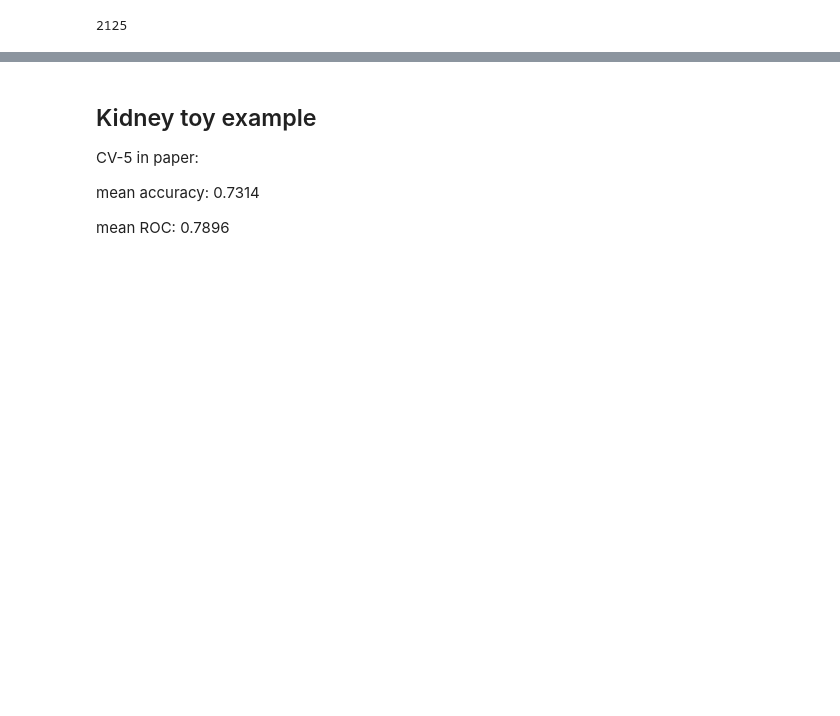
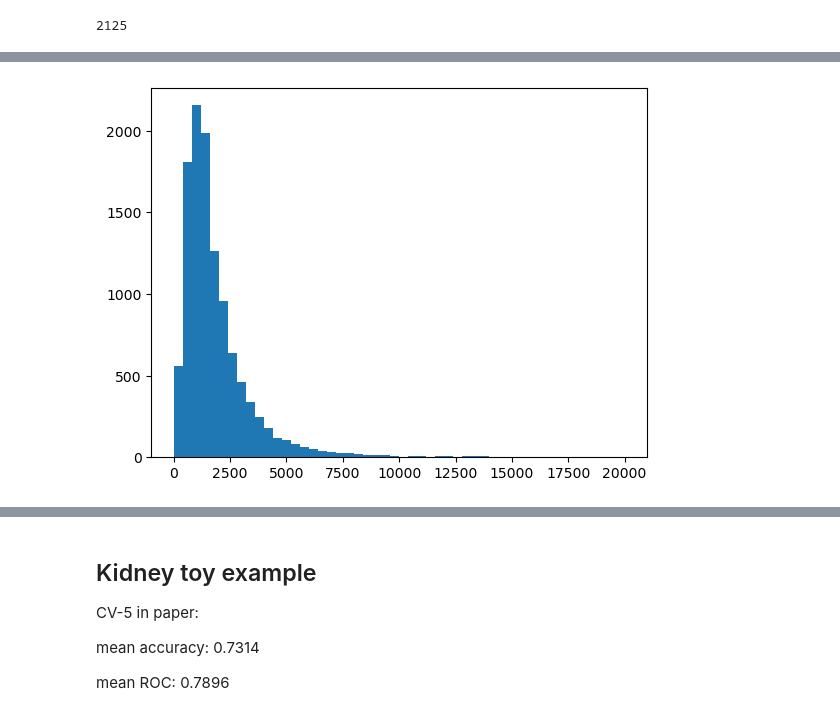
Before and after one commit to f-krause/master-thesis, a Jupyter notebook: src/data_handling/dev.ipynb, the cells around one changed output, grey strips where cells are left out. Saved outputs shown, nothing was run; the diff lists cells and outputs as text; code cells hidden in the pictures; blank space fills up the shorter version.

```diff
--- a/src/data_handling/dev.ipynb
+++ b/src/data_handling/dev.ipynb
@@ -83,0 +96,6 @@ len(data["ENST00000012049"]["fasta_ohe"])
+# %%
+# Histogram of length of sequences
+plt.hist(lengths_net, bins=50, range=(0, 20000))
+plt.show()
+# %% [output]
+[figure, added]
```
Also changed, not shown: parts of 10 cells of this notebook.
